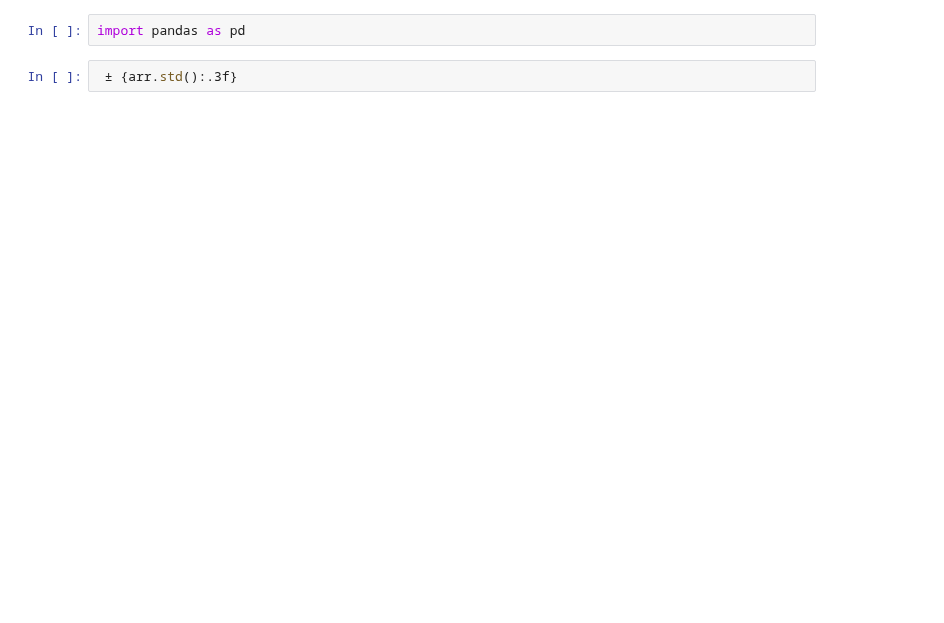
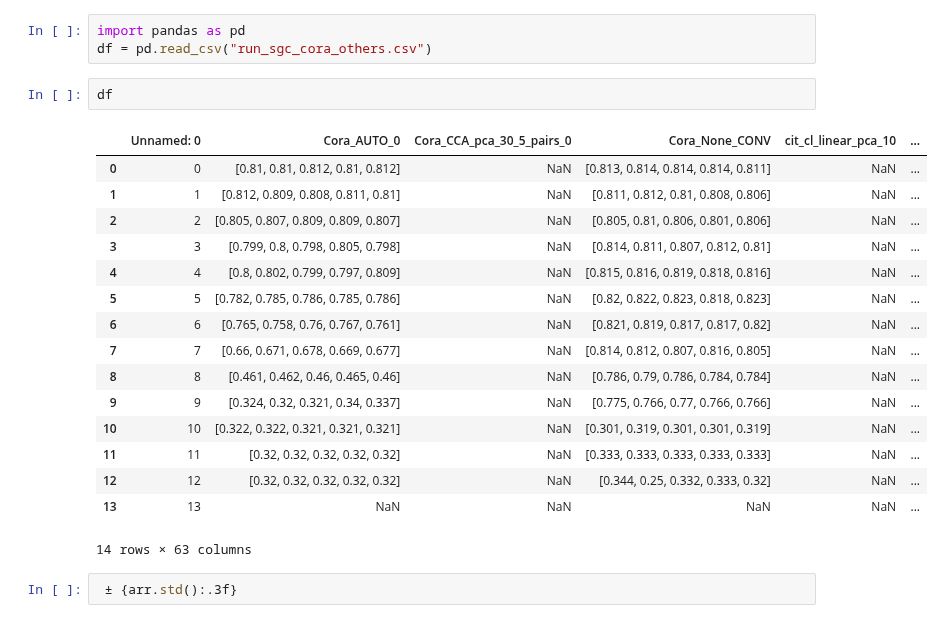
Before and after one commit to Robino-CK/hetero-conv-matching, a Jupyter notebook: perf_analysis.ipynb, the cells around one changed output. Drawn from its saved outputs; the diff is of its cells as text; blank space fills up the shorter version.

```diff
--- a/perf_analysis.ipynb
+++ b/perf_analysis.ipynb
@@ -1,4 +1,24 @@
 # %%
 import pandas as pd
+df = pd.read_csv("run_sgc_cora_others.csv")
+# %%
+df
+# %% [output]
+|  | Unnamed: 0 | Cora_AUTO_0 | Cora_CCA_pca_30_5_pairs_0 | Cora_None_CONV | cit_cl_linear_pca_10 | ... |
+| 0 | 0 | [0.81, 0.81, 0.812, 0.81, 0.812] | NaN | [0.813, 0.814, 0.814, 0.814, 0.811] | NaN | ... |
+| 1 | 1 | [0.812, 0.809, 0.808, 0.811, 0.81] | NaN | [0.811, 0.812, 0.81, 0.808, 0.806] | NaN | ... |
+| 2 | 2 | [0.805, 0.807, 0.809, 0.809, 0.807] | NaN | [0.805, 0.81, 0.806, 0.801, 0.806] | NaN | ... |
+| 3 | 3 | [0.799, 0.8, 0.798, 0.805, 0.798] | NaN | [0.814, 0.811, 0.807, 0.812, 0.81] | NaN | ... |
+| 4 | 4 | [0.8, 0.802, 0.799, 0.797, 0.809] | NaN | [0.815, 0.816, 0.819, 0.818, 0.816] | NaN | ... |
+| 5 | 5 | [0.782, 0.785, 0.786, 0.785, 0.786] | NaN | [0.82, 0.822, 0.823, 0.818, 0.823] | NaN | ... |
+| 6 | 6 | [0.765, 0.758, 0.76, 0.767, 0.761] | NaN | [0.821, 0.819, 0.817, 0.817, 0.82] | NaN | ... |
+| 7 | 7 | [0.66, 0.671, 0.678, 0.669, 0.677] | NaN | [0.814, 0.812, 0.807, 0.816, 0.805] | NaN | ... |
+| 8 | 8 | [0.461, 0.462, 0.46, 0.465, 0.46] | NaN | [0.786, 0.79, 0.786, 0.784, 0.784] | NaN | ... |
+| 9 | 9 | [0.324, 0.32, 0.321, 0.34, 0.337] | NaN | [0.775, 0.766, 0.77, 0.766, 0.766] | NaN | ... |
+| 10 | 10 | [0.322, 0.322, 0.321, 0.321, 0.321] | NaN | [0.301, 0.319, 0.301, 0.301, 0.319] | NaN | ... |
+| 11 | 11 | [0.32, 0.32, 0.32, 0.32, 0.32] | NaN | [0.333, 0.333, 0.333, 0.333, 0.333] | NaN | ... |
+| 12 | 12 | [0.32, 0.32, 0.32, 0.32, 0.32] | NaN | [0.344, 0.25, 0.332, 0.333, 0.32] | NaN | ... |
+| 13 | 13 | NaN | NaN | NaN | NaN | ... |
+14 rows × 63 columns
 # %%
  ± {arr.std():.3f}
```
Also changed, not shown: parts of 4 cells of this notebook, 11 other files.
